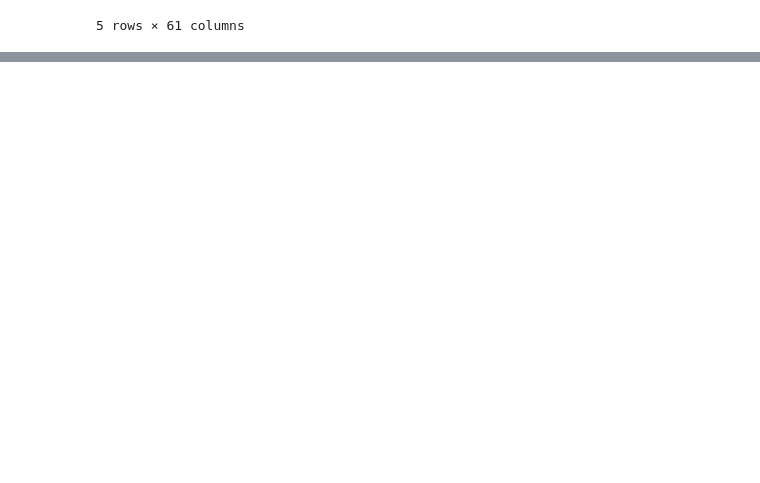
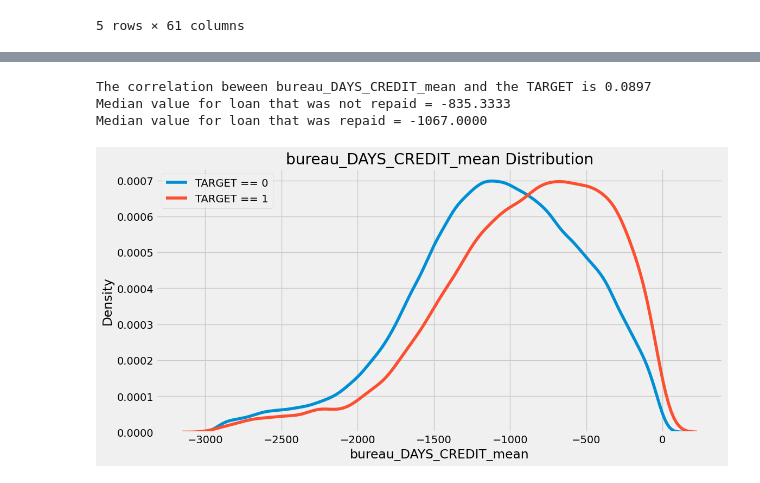
Before and after one commit to jhk990602/datapractice, a Jupyter notebook: Introduction_to_Manual_Feature_Engineering_1.ipynb, the cells around one changed output, grey strips where cells are left out. Cells and saved outputs as stored; diff of their text form; code cells hidden in the pictures; blank space fills up the shorter version.

```diff
--- a/Introduction_to_Manual_Feature_Engineering_1.ipynb
+++ b/Introduction_to_Manual_Feature_Engineering_1.ipynb
@@ -104,3 +104,18 @@ bureau_agg.head()
 | 3 | 100004 | 2 | -867.000000 | -408 | -1326 | -1734 | 2 | 0.0 | 0 | ... |
 | 4 | 100005 | 3 | -190.666667 | -62 | -373 | -572 | 3 | 0.0 | 0 | ... |
 5 rows × 61 columns
+# %%
+#List of column names
+columns = ['SK_ID_CURR']
+
+#Iterate through the variables names
+for var in bureau_agg.columns.levels[0]:
+  #Skip the id name
+  if var != 'SK_ID_CURR':
+    #Iterate through the stat names
+    for stat in bureau_agg.columns.levels[1][:-1]:
+      #Make a new column name for the variable and stat
+      columns.append('bureau_%s_%s'%(var,stat))
+# %%
+bureau_agg.columns = columns
+bureau_agg.head()
@@ -106,0 +130,3 @@ bureau_agg.head()
+# %%
+train = train.merge(bureau_agg, on ='SK_ID_CURR',how='left')
+train.head()
@@ -106,0 +171,7 @@ bureau_agg.head()
+# %%
+kde_target('bureau_DAYS_CREDIT_mean',train)
+# %% [output]
+The correlation beween bureau_DAYS_CREDIT_mean and the TARGET is 0.0897
+Median value for loan that was not repaid = -835.3333
+Median value for loan that was repaid = -1067.0000
+[figure, added]
```
Also changed, not shown: parts of 4 cells of this notebook.
